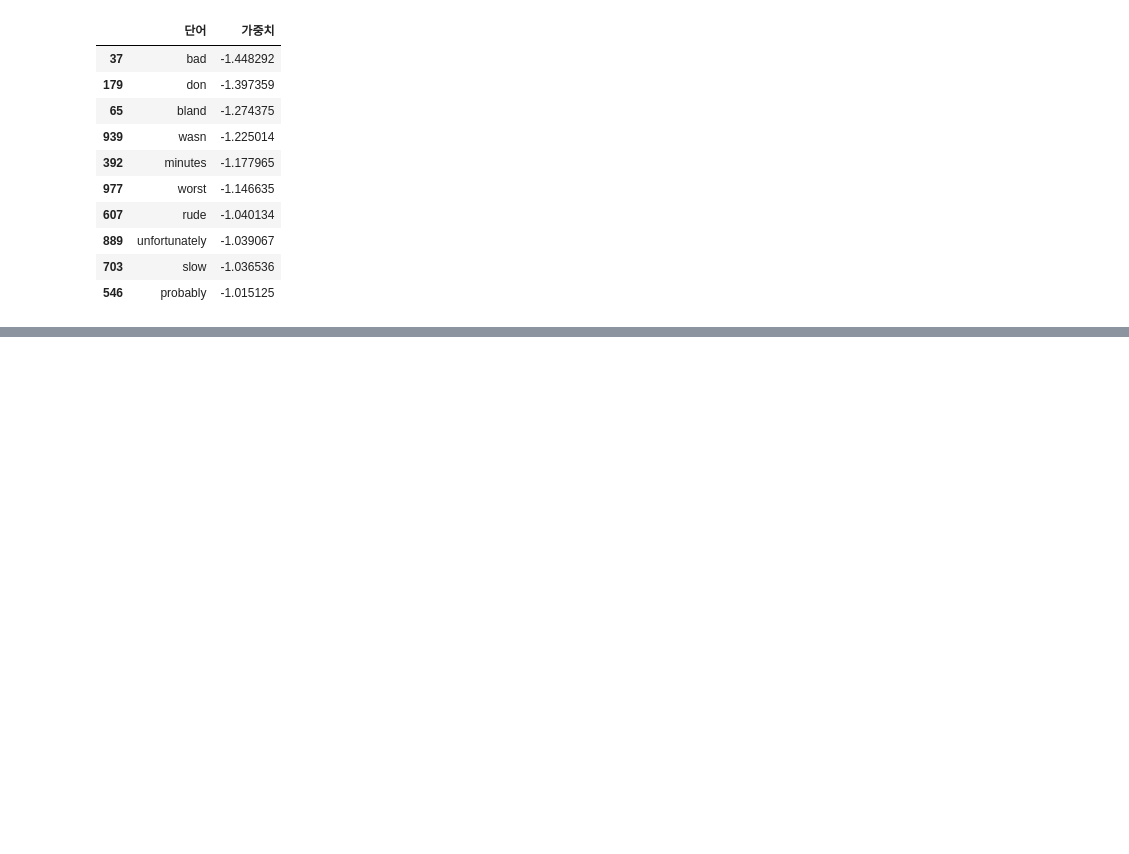
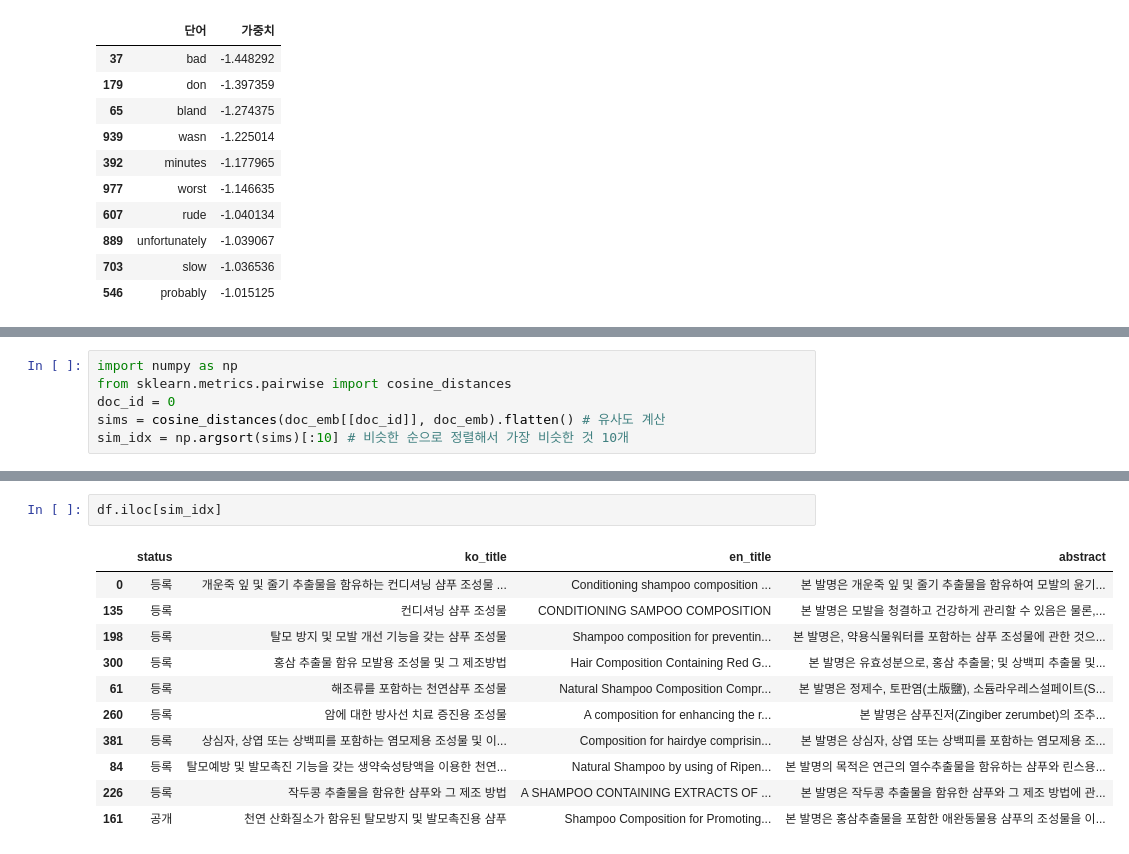
Before and after one commit to HYLee810/projectmanager, a Jupyter notebook: 웹스크래핑_실습.ipynb, the cells around one changed output, grey strips where cells are left out. Drawn from its saved outputs; the diff is of its cells as text; blank space fills up the shorter version.

```diff
--- a/웹스크래핑_실습.ipynb
+++ b/웹스크래핑_실습.ipynb
@@ -342,0 +440,6 @@ word_coef.sort_values('가중치').head(10)
+# %%
+import numpy as np
+from sklearn.metrics.pairwise import cosine_distances
+doc_id = 0
+sims = cosine_distances(doc_emb[[doc_id]], doc_emb).flatten() # 유사도 계산
+sim_idx = np.argsort(sims)[:10] # 비슷한 순으로 정렬해서 가장 비슷한 것 10개
@@ -342,0 +458,14 @@ word_coef.sort_values('가중치').head(10)
+# %%
+df.iloc[sim_idx]
+# %% [output]
+|  | status | ko_title | en_title | abstract |
+| 0 | 등록 | 개운죽 잎 및 줄기 추출물을 함유하는 컨디셔닝 샴푸 조성물 ... | Conditioning shampoo composition ... | 본 발명은 개운죽 잎 및 줄기 추출물을 함유하여 모발의 윤기... |
+| 135 | 등록 | 컨디셔닝 샴푸 조성물 | CONDITIONING SAMPOO COMPOSITION | 본 발명은 모발을 청결하고 건강하게 관리할 수 있음은 물론,... |
+| 198 | 등록 | 탈모 방지 및 모발 개선 기능을 갖는 샴푸 조성물 | Shampoo composition for preventin... | 본 발명은, 약용식물워터를 포함하는 샴푸 조성물에 관한 것으... |
+| 300 | 등록 | 홍삼 추출물 함유 모발용 조성물 및 그 제조방법 | Hair Composition Containing Red G... | 본 발명은 유효성분으로, 홍삼 추출물; 및 상백피 추출물 및... |
+| 61 | 등록 | 해조류를 포함하는 천연샴푸 조성물 | Natural Shampoo Composition Compr... | 본 발명은 정제수, 토판염(土版鹽), 소듐라우레스설페이트(S... |
+| 260 | 등록 | 암에 대한 방사선 치료 증진용 조성물 | A composition for enhancing the r... | 본 발명은 샴푸진저(Zingiber zerumbet)의 조추... |
+| 381 | 등록 | 상심자, 상엽 또는 상백피를 포함하는 염모제용 조성물 및 이... | Composition for hairdye comprisin... | 본 발명은 상심자, 상엽 또는 상백피를 포함하는 염모제용 조... |
+| 84 | 등록 | 탈모예방 및 발모촉진 기능을 갖는 생약숙성탕액을 이용한 천연... | Natural Shampoo by using of Ripen... | 본 발명의 목적은 연근의 열수추출물을 함유하는 샴푸와 린스용... |
+| 226 | 등록 | 작두콩 추출물을 함유한 샴푸와 그 제조 방법 | A SHAMPOO CONTAINING EXTRACTS OF ... | 본 발명은 작두콩 추출물을 함유한 샴푸와 그 제조 방법에 관... |
+| 161 | 공개 | 천연 산화질소가 함유된 탈모방지 및 발모촉진용 샴푸 | Shampoo Composition for Promoting... | 본 발명은 홍삼추출물을 포함한 애완동물용 샴푸의 조성물을 이... |
```
Also changed, not shown: parts of 22 cells of this notebook.
